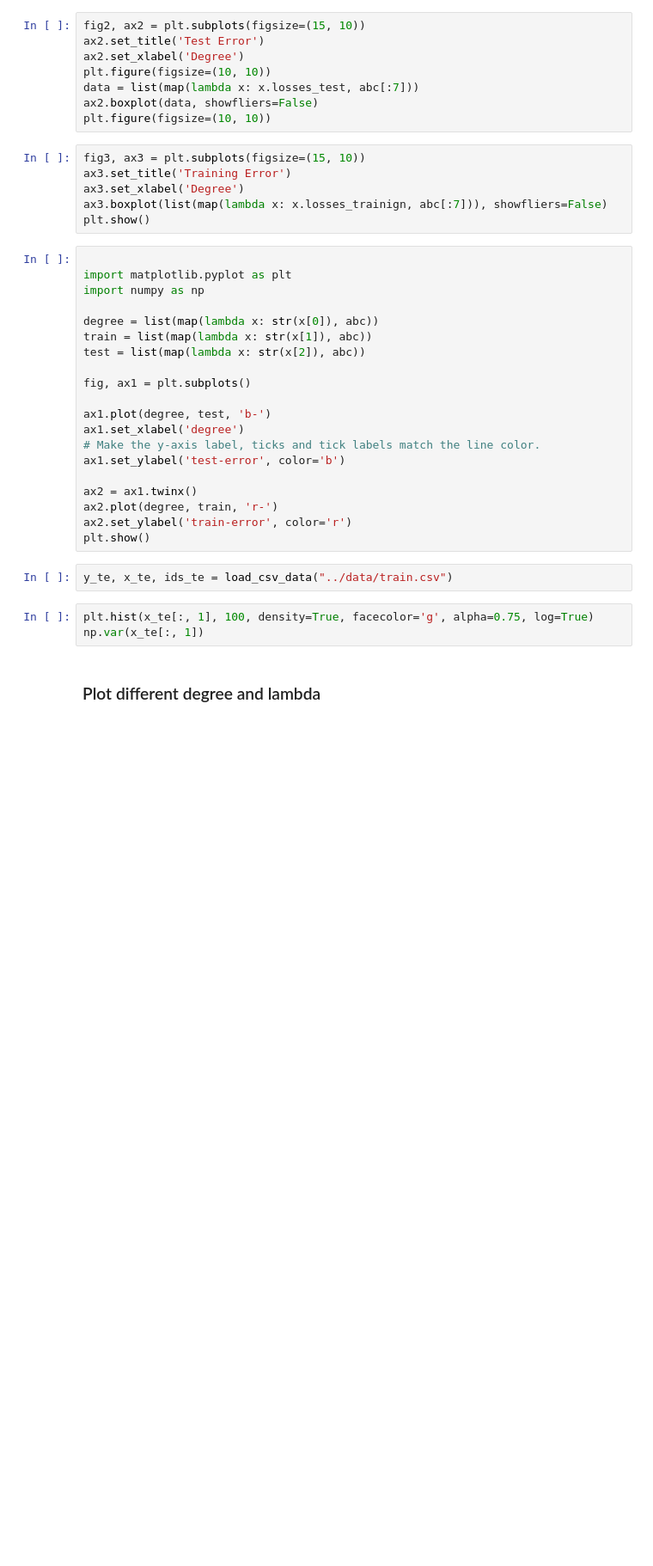
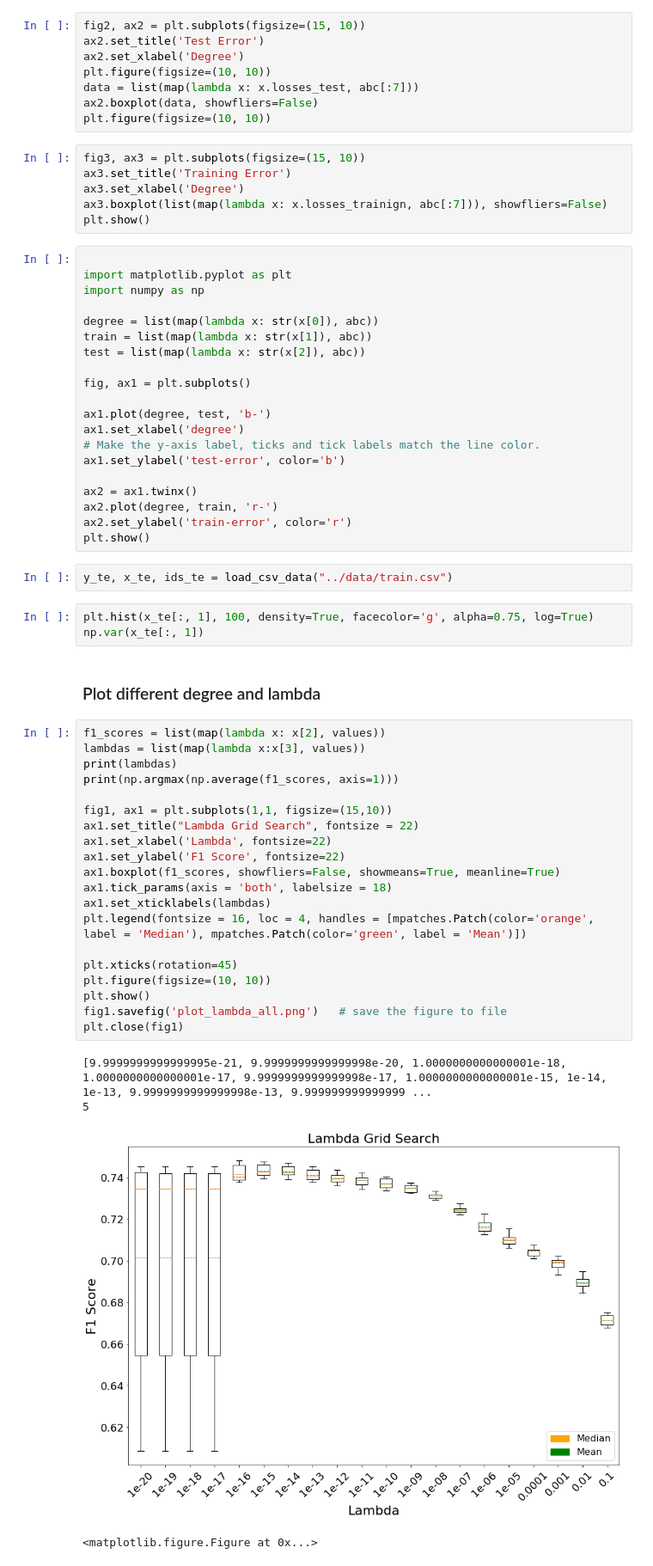
Before and after one commit to justcho5/ml_projects, a Jupyter notebook: project1/scripts/Plot_kiru.ipynb, the cells around one changed output. Shown: that part at 86% size. Drawn from its saved outputs; the diff is of its cells as text; blank space fills up the shorter version.

```diff
--- a/project1/scripts/Plot_kiru.ipynb
+++ b/project1/scripts/Plot_kiru.ipynb
@@ -96,3 +112,28 @@ plt.hist(x_te[:, 1], 100, density=True, facecolor='g', alpha=0.75, log=True)
 np.var(x_te[:, 1])
 # %% [markdown]
 ### Plot different degree and lambda
+# %%
+f1_scores = list(map(lambda x: x[2], values))
+lambdas = list(map(lambda x:x[3], values))
+print(lambdas)
+print(np.argmax(np.average(f1_scores, axis=1)))
+
+fig1, ax1 = plt.subplots(1,1, figsize=(15,10))
+ax1.set_title("Lambda Grid Search", fontsize = 22)
+ax1.set_xlabel('Lambda', fontsize=22)
+ax1.set_ylabel('F1 Score', fontsize=22)
+ax1.boxplot(f1_scores, showfliers=False, showmeans=True, meanline=True)
+ax1.tick_params(axis = 'both', labelsize = 18)
+ax1.set_xticklabels(lambdas)
+plt.legend(fontsize = 16, loc = 4, handles = [mpatches.Patch(color='orange', label = 'Median'), mpatches.Patch(color='green', label = 'Mean')])
+
+plt.xticks(rotation=45)
+plt.figure(figsize=(10, 10))
+plt.show()
+fig1.savefig('plot_lambda_all.png')   # save the figure to file
+plt.close(fig1)
+# %% [output]
+[9.9999999999999995e-21, 9.9999999999999998e-20, 1.0000000000000001e-18, 1.0000000000000001e-17, 9.9999999999999998e-17, 1.0000000000000001e-15, 1e-14, 1e-13, 9.9999999999999998e-13, 9.999999999999999 ...
+5
+[figure, added]
+<matplotlib.figure.Figure at 0x...>
```
Also changed, not shown: parts of 7 cells of this notebook.
